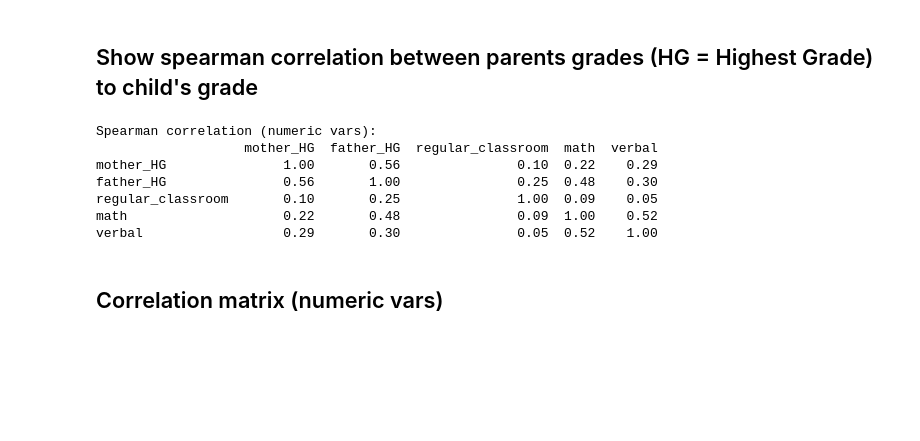
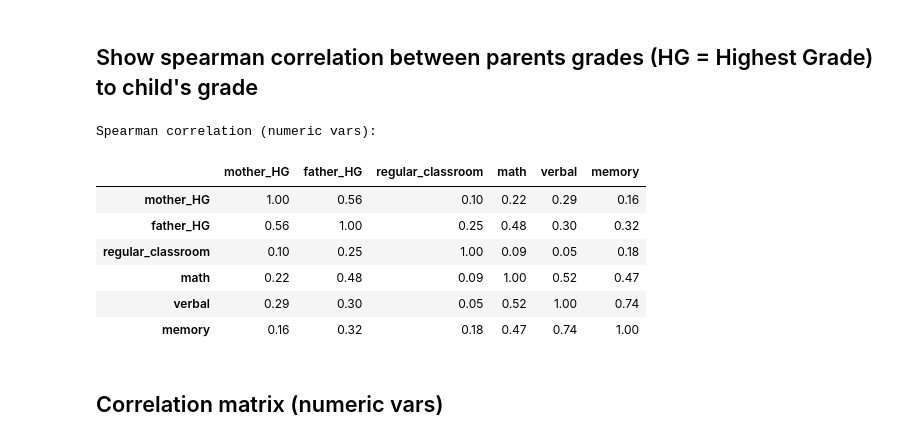
Before and after one commit to yair3230/Background-Cognitive-Correlation, a Jupyter notebook: main.ipynb, the cells around one changed output. Cells and saved outputs as stored; diff of their text form; code cells hidden in the pictures; blank space fills up the shorter version.

```diff
--- a/main.ipynb
+++ b/main.ipynb
@@ -48,15 +48,16 @@ graphs.bias_vs_academic(bias_df)
 # %%
 corr = eda.preprocess_and_compute_correlations(eda_df)
 print("Spearman correlation (numeric vars):")
-print(corr.round(2))
+corr.round(2)
 # %% [output]
 Spearman correlation (numeric vars):
-                   mother_HG  father_HG  regular_classroom  math  verbal
-mother_HG               1.00       0.56               0.10  0.22    0.29
-father_HG               0.56       1.00               0.25  0.48    0.30
-regular_classroom       0.10       0.25               1.00  0.09    0.05
-math                    0.22       0.48               0.09  1.00    0.52
-verbal                  0.29       0.30               0.05  0.52    1.00
+|  | mother_HG | father_HG | regular_classroom | math | verbal | memory |
+| mother_HG | 1.00 | 0.56 | 0.10 | 0.22 | 0.29 | 0.16 |
+| father_HG | 0.56 | 1.00 | 0.25 | 0.48 | 0.30 | 0.32 |
+| regular_classroom | 0.10 | 0.25 | 1.00 | 0.09 | 0.05 | 0.18 |
+| math | 0.22 | 0.48 | 0.09 | 1.00 | 0.52 | 0.47 |
+| verbal | 0.29 | 0.30 | 0.05 | 0.52 | 1.00 | 0.74 |
+| memory | 0.16 | 0.32 | 0.18 | 0.47 | 0.74 | 1.00 |
 # %% [markdown]
 ## Correlation matrix (numeric vars)
 # %%
```
Also changed, not shown: parts of 14 cells of this notebook.
